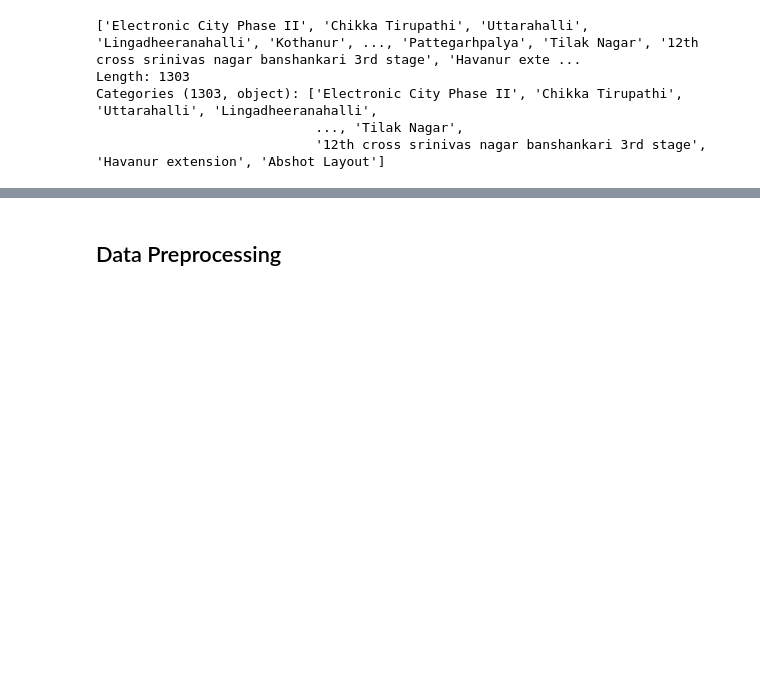
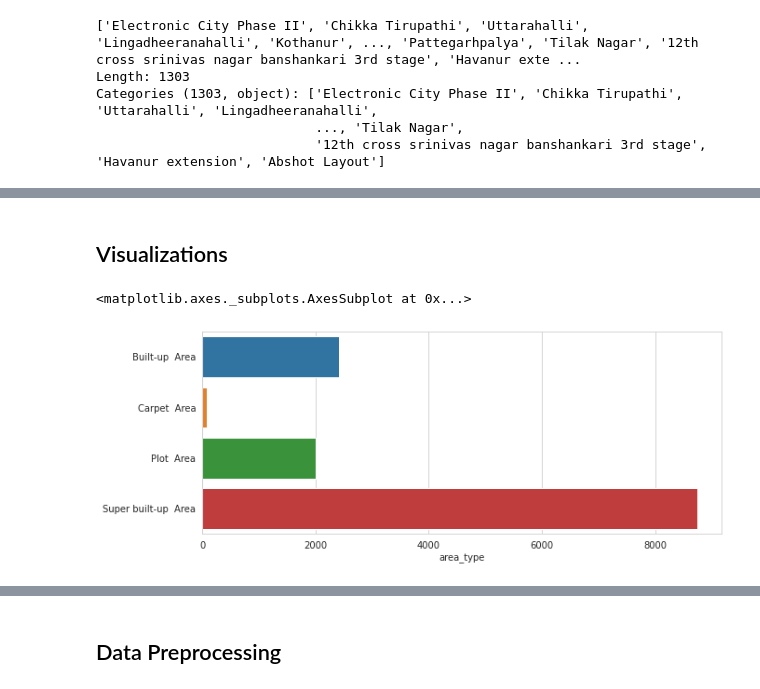
Before and after one commit to mukesh527/HousePrice-Prediction, a Jupyter notebook: Bangalore House price prediction.ipynb, the cells around one changed output, grey strips where cells are left out. Cells and saved outputs as stored; diff of their text form; code cells hidden in the pictures; blank space fills up the shorter version.

```diff
--- a/Bangalore House price prediction.ipynb
+++ b/Bangalore House price prediction.ipynb
@@ -358,0 +412,2 @@ train
+# %% [markdown]
+## Visualizations
@@ -358,0 +417,11 @@ train
+# %%
+
+sns.set_style('whitegrid')
+plt.figure(figsize=(10,4))
+sns.barplot(
+    x=train['area_type'].value_counts(),
+    y=train['area_type'].value_counts().to_frame().index,
+    data=train)
+# %% [output]
+<matplotlib.axes._subplots.AxesSubplot at 0x...>
+[figure, added]
```
Also changed, not shown: parts of 60 cells of this notebook.
